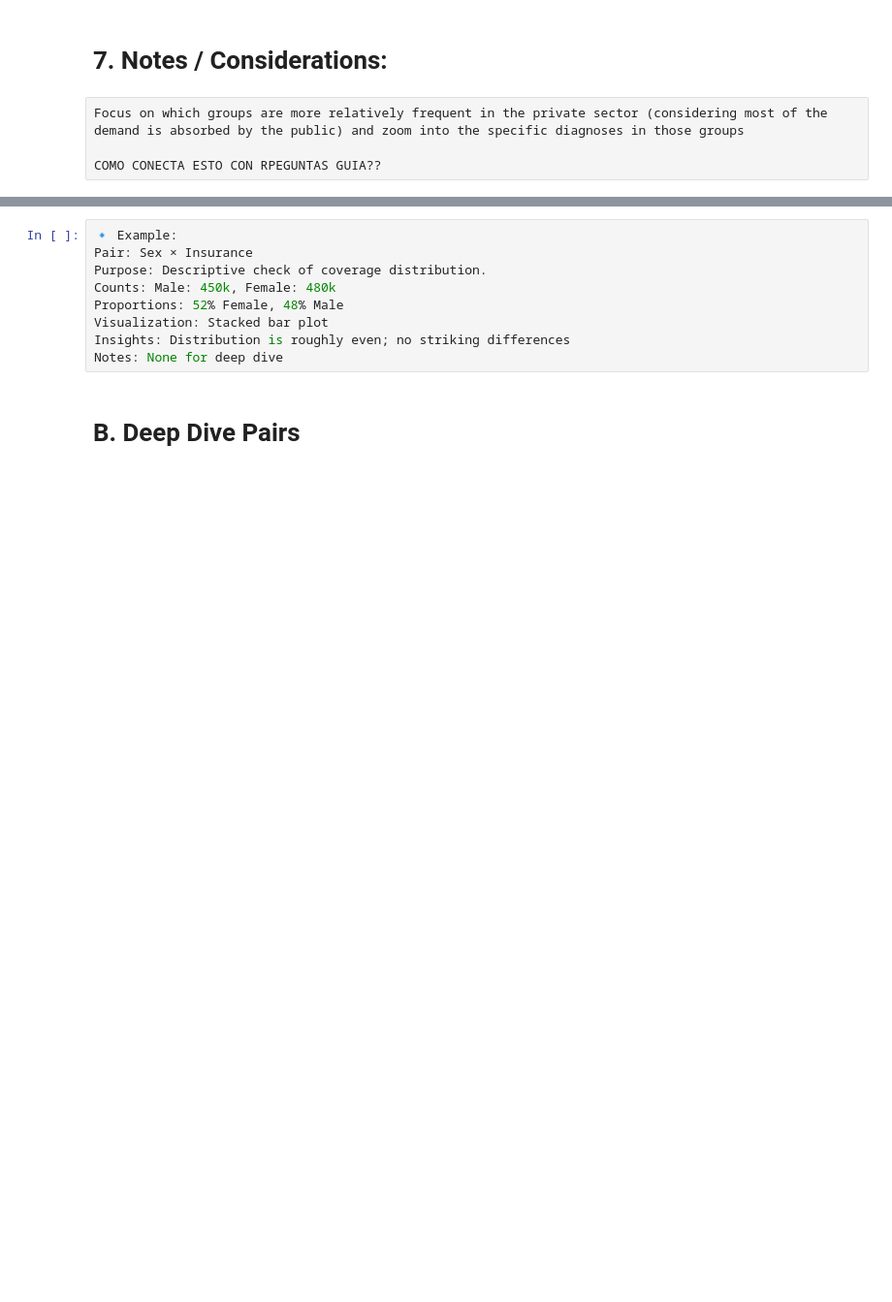
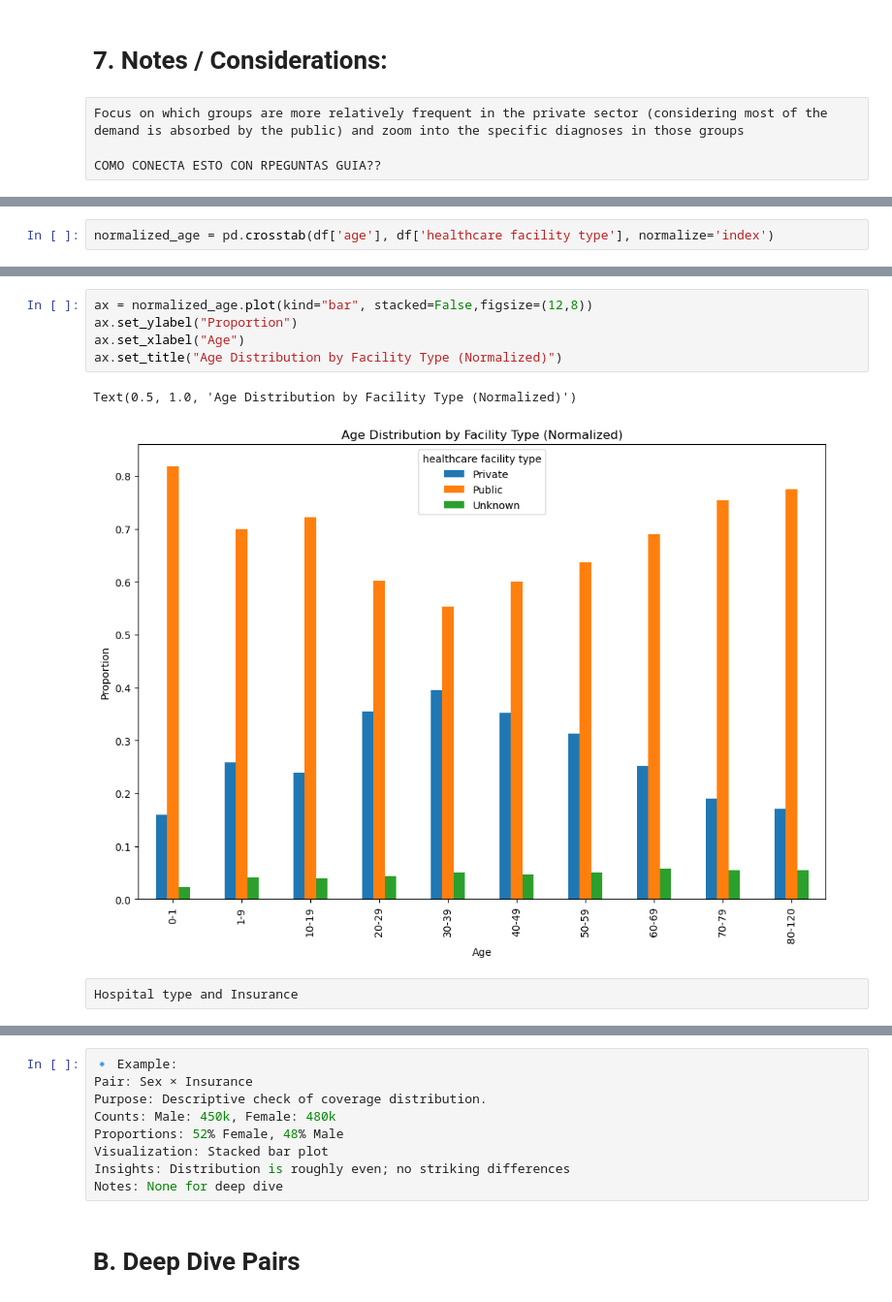
Before and after one commit to mirkopodunavak1996/EDAHospDischarges_Chile2001-2024, a Jupyter notebook: notebooks/General_Analysis_2001-2024_Bivariate(2).ipynb, the cells around one changed output, grey strips where cells are left out. Shown at 97% size. Drawn from its saved outputs; the diff is of its cells as text; blank space fills up the shorter version.

```diff
--- a/notebooks/General_Analysis_2001-2024_Bivariate(2).ipynb
+++ b/notebooks/General_Analysis_2001-2024_Bivariate(2).ipynb
@@ -467,0 +502,2 @@ Anything unusual to flag for later deep dive.
+# %%
+normalized_age = pd.crosstab(df['age'], df['healthcare facility type'], normalize='index')
@@ -467,0 +546,10 @@ Anything unusual to flag for later deep dive.
+# %%
+ax = normalized_age.plot(kind="bar", stacked=False,figsize=(12,8))
+ax.set_ylabel("Proportion")
+ax.set_xlabel("Age")
+ax.set_title("Age Distribution by Facility Type (Normalized)")
+# %% [output]
+Text(0.5, 1.0, 'Age Distribution by Facility Type (Normalized)')
+[figure, added]
+# %% [raw]
+Hospital type and Insurance
```
Also changed, not shown: parts of 43 cells of this notebook.
